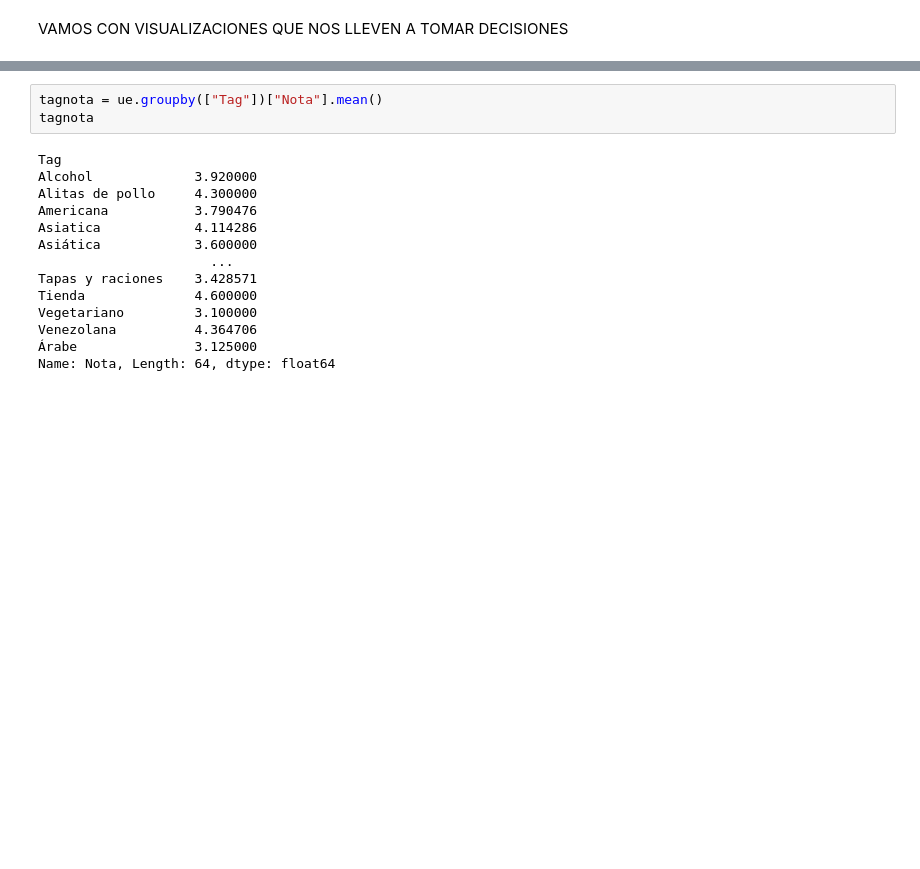
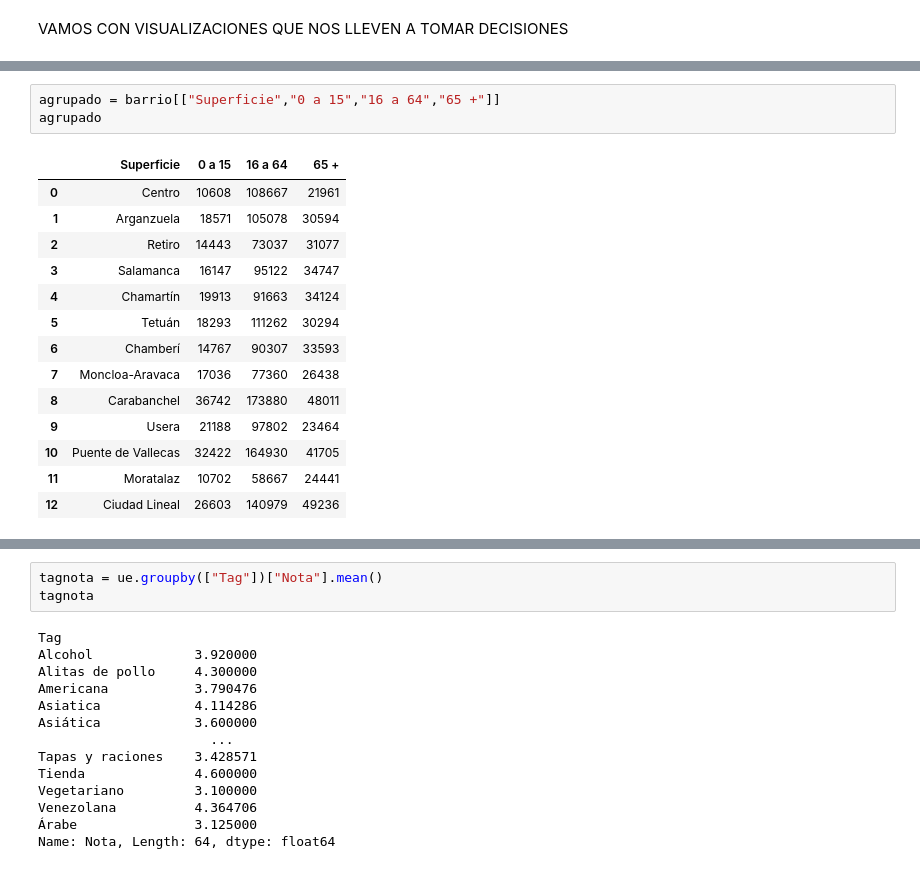
Before and after one commit to juanvpa/Proyecto-Final-Ironhack, a Jupyter notebook: Notebooks/3. UberEats Visualizing .ipynb, the cells around one changed output, grey strips where cells are left out. Drawn from its saved outputs; the diff is of its cells as text; blank space fills up the shorter version.

```diff
--- a/Notebooks/3. UberEats Visualizing .ipynb
+++ b/Notebooks/3. UberEats Visualizing .ipynb
@@ -50,3 +50,21 @@ tagss = px.histogram(toptags, x="Barrio",color="Tag")
 tagss.show()
 # %% [output]
 [interactive output not drawn]
+# %%
+agrupado = barrio[["Superficie","0 a 15","16 a 64","65 +"]]
+agrupado
+# %% [output]
+|  | Superficie | 0 a 15 | 16 a 64 | 65 + |
+| 0 | Centro | 10608 | 108667 | 21961 |
+| 1 | Arganzuela | 18571 | 105078 | 30594 |
+| 2 | Retiro | 14443 | 73037 | 31077 |
+| 3 | Salamanca | 16147 | 95122 | 34747 |
+| 4 | Chamartín | 19913 | 91663 | 34124 |
+| 5 | Tetuán | 18293 | 111262 | 30294 |
+| 6 | Chamberí | 14767 | 90307 | 33593 |
+| 7 | Moncloa-Aravaca | 17036 | 77360 | 26438 |
+| 8 | Carabanchel | 36742 | 173880 | 48011 |
+| 9 | Usera | 21188 | 97802 | 23464 |
+| 10 | Puente de Vallecas | 32422 | 164930 | 41705 |
+| 11 | Moratalaz | 10702 | 58667 | 24441 |
+| 12 | Ciudad Lineal | 26603 | 140979 | 49236 |
```
Also changed, not shown: parts of 9 cells of this notebook, 4 other files.
